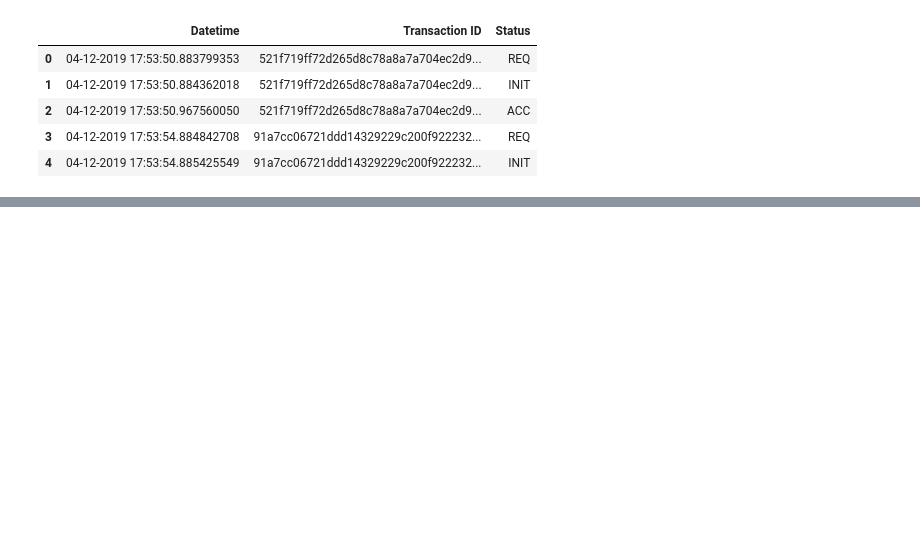
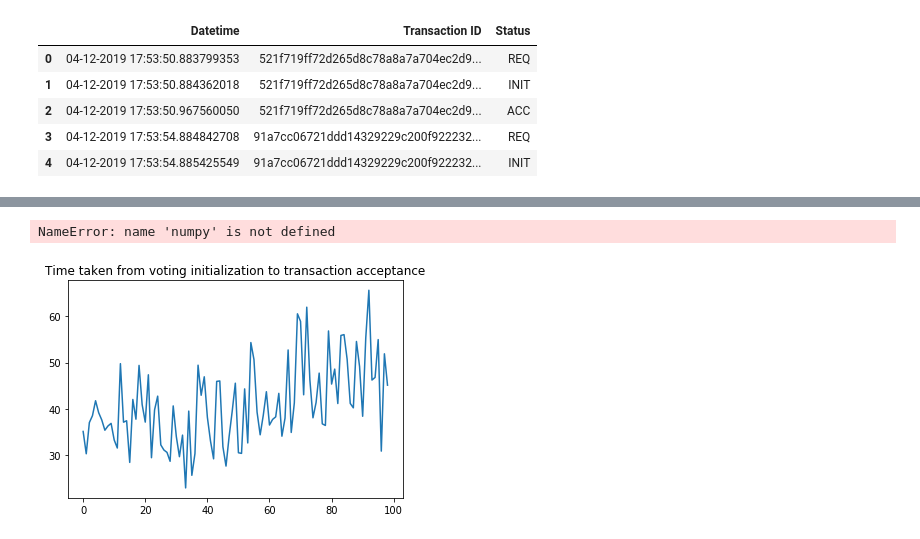
Before and after one commit to hanstananda/blockchain_ureca, a Jupyter notebook: plotter.ipynb, the cells around one changed output, grey strips where cells are left out. Cells and saved outputs as stored; diff of their text form; code cells hidden in the pictures; blank space fills up the shorter version.

```diff
--- a/plotter.ipynb
+++ b/plotter.ipynb
@@ -34,0 +50,36 @@ print(requested)
+# %%
+for i in status:
+    for key,value in history[i].items():
+        try: # correct format
+            history[i][key] = datetime.utcnow().strptime(value, "%d-%m-%Y %H:%M:%S.%f")
+        except ValueError: # Format in nanoseconds, truncate it
+            history[i][key] = datetime.utcnow().strptime(value[:26], "%d-%m-%Y %H:%M:%S.%f")
+        except TypeError:
+            continue
+    # requested[key] = datetime.utcnow().strptime(value[:-3], "%d-%m-%Y %H:%M:%S.%f")
+# %%
+time_from_init = {}
+time_from_req = {}
+for transactionID, time in history['ACC'].items():
+    #print(transactionID)
+    req_time = history['REQ'][transactionID]
+    init_time = history['INIT'][transactionID]
+    time_from_init[transactionID] = (time-init_time).total_seconds()*1000
+    time_from_req[transactionID] = (time-req_time).total_seconds()*1000
+# %%
+list_time_from_init = list(time_from_init.values())[1:]
+list_time_from_req = list(time_from_req.values())[1:]
+# %%
+def movingaverage(interval, window_size):
+    window = numpy.ones(int(window_size))/float(window_size)
+    return numpy.convolve(interval, window, 'same')
+# %%
+plt.title('Time taken from voting initialization to transaction acceptance')
+plt.plot(list_time_from_init)
+x_av = movingaverage(list_time_from_init, 10)
+plt.plot(x_av)
+print("Mean: ",statistics.mean(list_time_from_init)," ms")
+print("Standard Deviation: ",statistics.stdev(list_time_from_init)," ms")
+# %% [output]
+NameError: name 'numpy' is not defined
+[figure, added]
```
Also changed, not shown: parts of 10 cells of this notebook.
